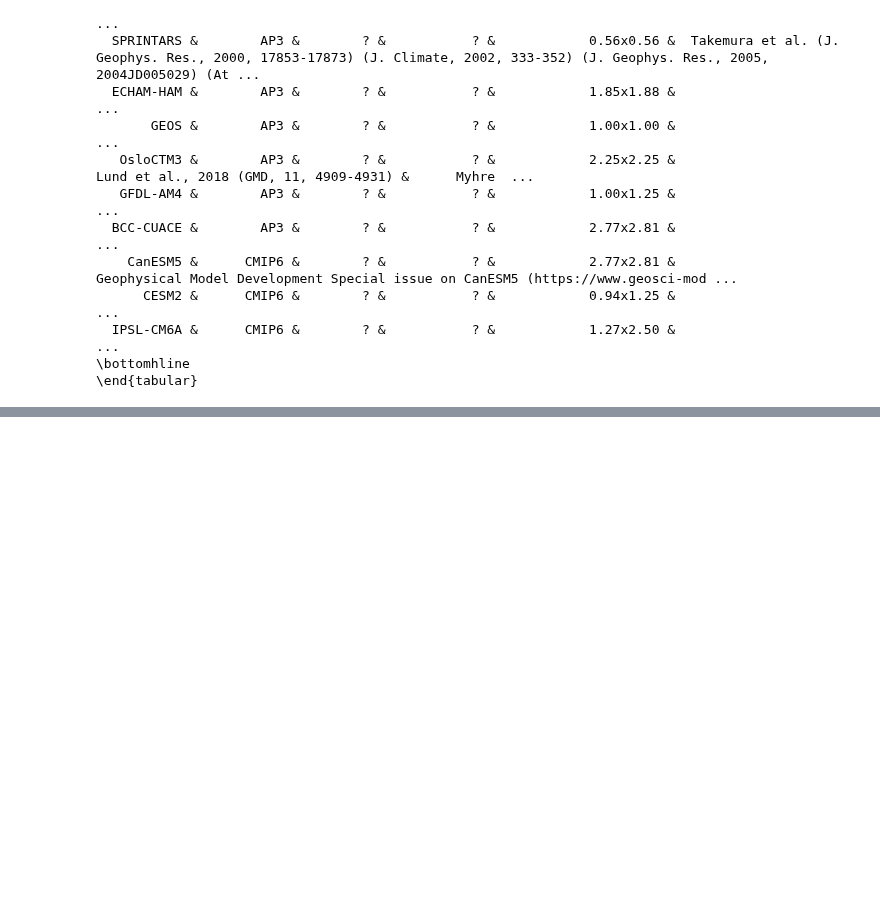
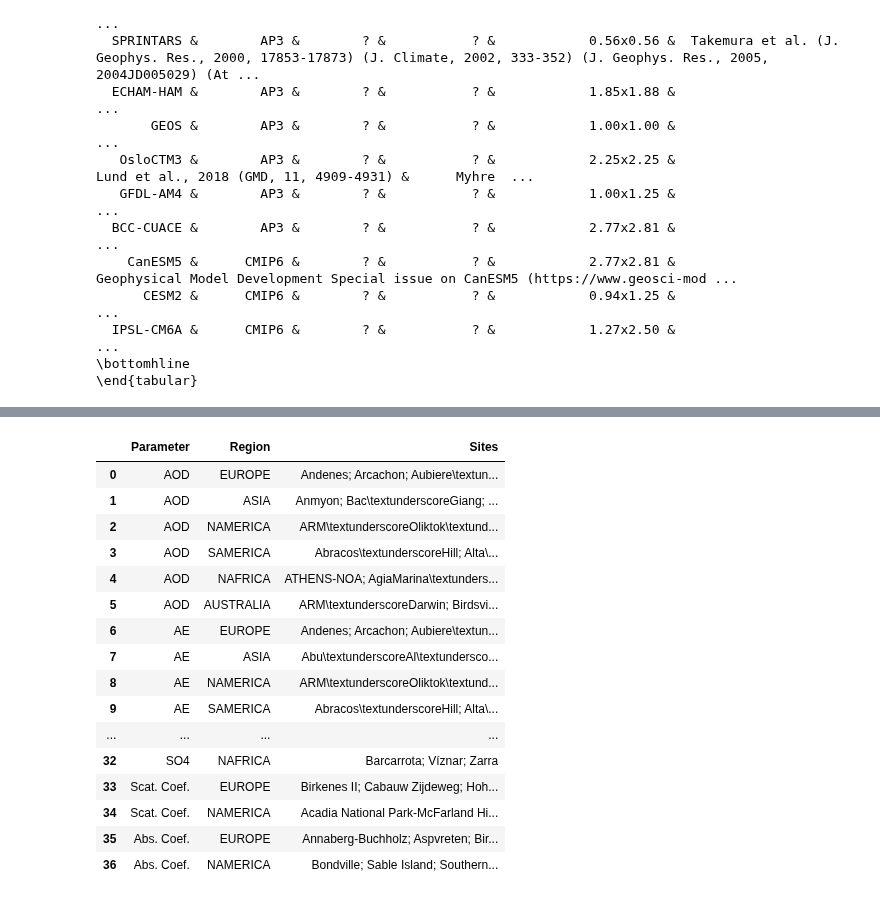
Before and after one commit to AugustinMortier/aerosol_trends, a Jupyter notebook: scripts/regions&params.ipynb, the cells around one changed output, grey strips where cells are left out. Drawn from its saved outputs; the diff is of its cells as text; code cells hidden in the pictures; blank space fills up the shorter version.

Commit message:
add stations tables

```diff
--- a/scripts/regions&params.ipynb
+++ b/scripts/regions&params.ipynb
@@ -368,0 +374,20 @@ with pd.option_context("max_colwidth", 1000):
+# %%
+# run observations
+OBS_MAP, OBS_DF = {}, {}
+vars = ['od550aer', 'ang4487aer', 'od550gt1aer', 'od550lt1aer', 'concpm10', 'concpm25', 'concso4', 'scatc550dryaer', 'absc550aer']
+
+for var in vars:
+    params['kind'] = 'obs'
+    fill_params(params, var)
+    if var in ['scatc550dryaer', 'absc550aer']:
+        params['period'] = '2000-2018'
+    params['var'] = var
+    obs_source = params['source']
+    reader = pya.io.ReadUngridded(obs_source)
+    obs_data = reader.read(vars_to_retrieve=var)
+
+    print('OBS')
+    _, OBS_MAP[var], OBS_DF[var] = process_trend(
+        obs_data, params,
+        plot=False, show_plot=False, save_plot=False, write_json=False
+    )
@@ -368,0 +412,42 @@ with pd.option_context("max_colwidth", 1000):
+# %%
+thead = ['Parameter', 'Region', 'Sites']
+tbody = []
+lenmax = {}
+for var in vars:
+    lenmax[var] = 0
+    fill_params(params, var)
+    for region in regions:
+        if region in OBS_DF[var]:
+            keys = list(OBS_DF[var][region].keys())
+            row = []
+            for key in keys:
+                nobs = OBS_DF[var][region][key].count()
+                name = key[len(var)+1:].replace('_','\textunderscore')
+                #row.append(name+ '('+str(nobs)+')')
+                row.append(name)
+            #convert list into a string
+            str_row = '; '.join(row)
+            lenmax[var] = max(lenmax[var], len(str_row))
+            tbody.append([params['ylabel'], region, str_row])
+
+df = pd.DataFrame(tbody, columns=thead)
+# %%
+df
+# %% [output]
+|  | Parameter | Region | Sites |
+| 0 | AOD | EUROPE | Andenes; Arcachon; Aubiere\textun... |
+| 1 | AOD | ASIA | Anmyon; Bac\textunderscoreGiang; ... |
+| 2 | AOD | NAMERICA | ARM\textunderscoreOliktok\textund... |
+| 3 | AOD | SAMERICA | Abracos\textunderscoreHill; Alta\... |
+| 4 | AOD | NAFRICA | ATHENS-NOA; AgiaMarina\textunders... |
+| 5 | AOD | AUSTRALIA | ARM\textunderscoreDarwin; Birdsvi... |
+| 6 | AE | EUROPE | Andenes; Arcachon; Aubiere\textun... |
+| 7 | AE | ASIA | Abu\textunderscoreAl\textundersco... |
+| 8 | AE | NAMERICA | ARM\textunderscoreOliktok\textund... |
+| 9 | AE | SAMERICA | Abracos\textunderscoreHill; Alta\... |
+| ... | ... | ... | ... |
+| 32 | SO4 | NAFRICA | Barcarrota; Víznar; Zarra |
+| 33 | Scat. Coef. | EUROPE | Birkenes II; Cabauw Zijdeweg; Hoh... |
+| 34 | Scat. Coef. | NAMERICA | Acadia National Park-McFarland Hi... |
+| 35 | Abs. Coef. | EUROPE | Annaberg-Buchholz; Aspvreten; Bir... |
+| 36 | Abs. Coef. | NAMERICA | Bondville; Sable Island; Southern... |
```
Also changed, not shown: parts of 7 cells of this notebook, 7 other files.
